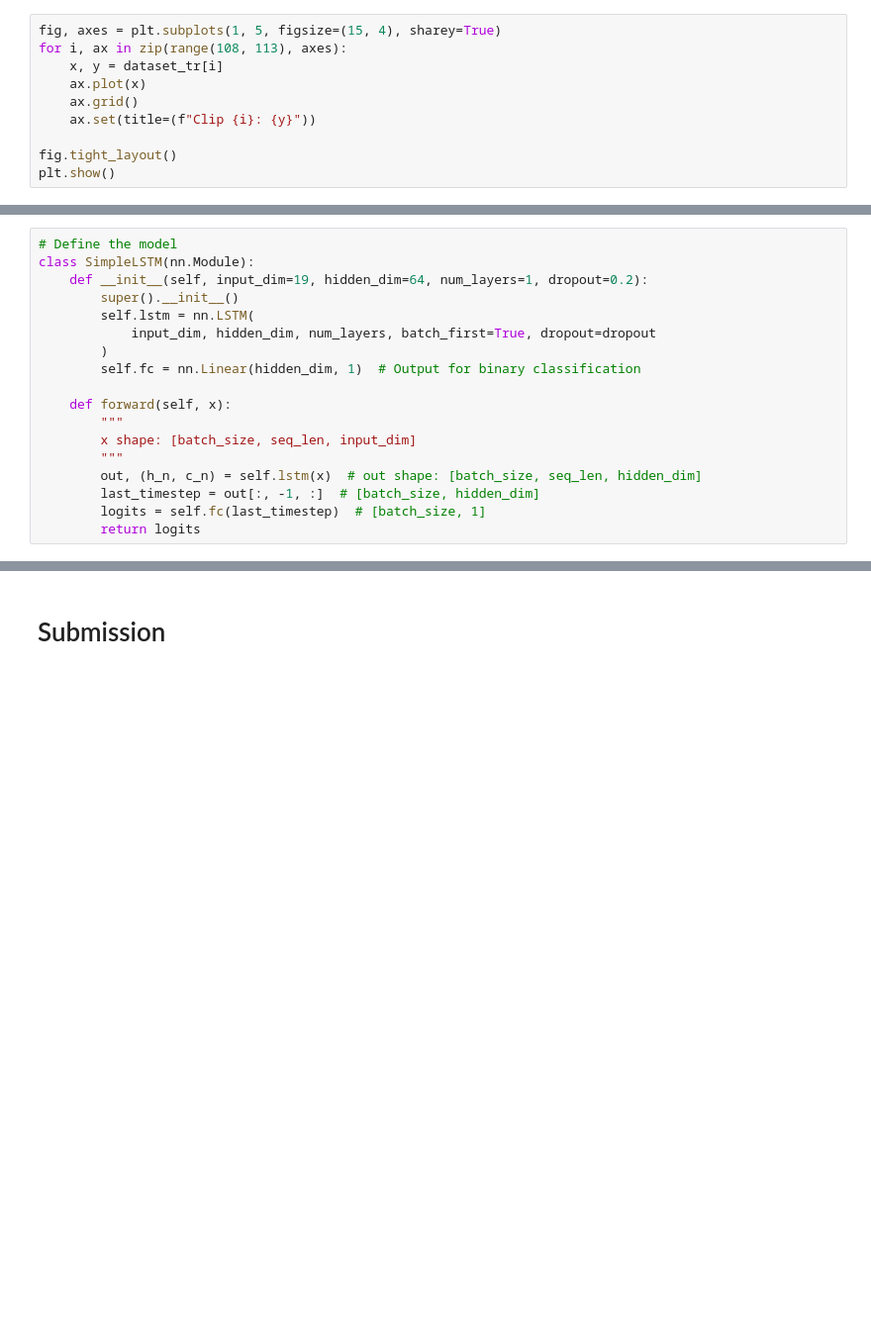
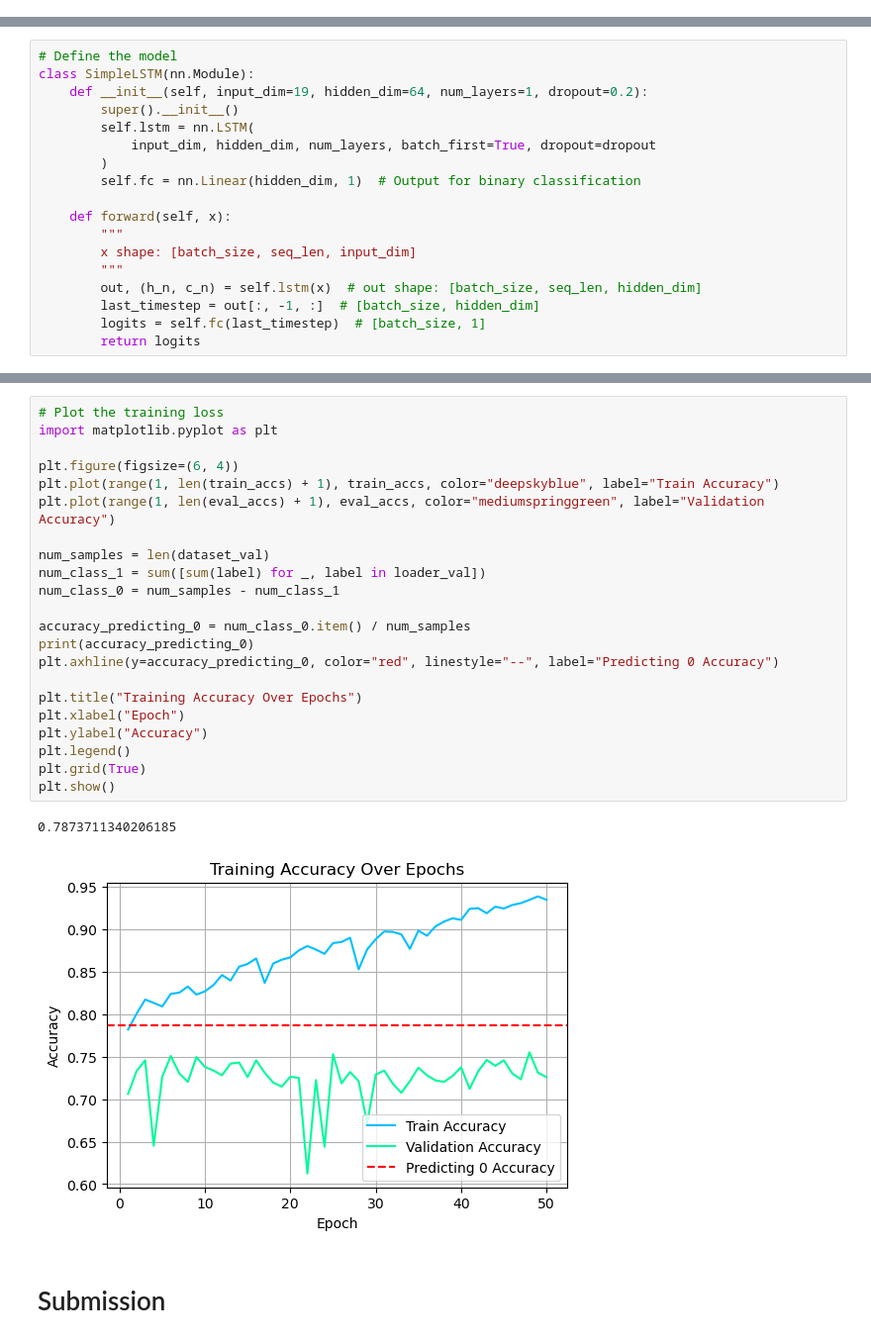
Before and after one commit to JohnTomasTaylor/NetworkMLGroup14, a Jupyter notebook: baselines.ipynb, the cells around one changed output, grey strips where cells are left out. Shown at 99% size. Drawn from its saved outputs; the diff is of its cells as text; blank space fills up the shorter version.

```diff
--- a/baselines.ipynb
+++ b/baselines.ipynb
@@ -205,10 +199,0 @@ plt.show()
-# %%
-fig, axes = plt.subplots(1, 5, figsize=(15, 4), sharey=True)
-for i, ax in zip(range(108, 113), axes):
-    x, y = dataset_tr[i]
-    ax.plot(x)
-    ax.grid()
-    ax.set(title=(f"Clip {i}: {y}"))
-
-fig.tight_layout()
-plt.show()
@@ -413,3 +518,28 @@ plt.show()
+# %%
+# Plot the training loss
+import matplotlib.pyplot as plt
+
+plt.figure(figsize=(6, 4))
+plt.plot(range(1, len(train_accs) + 1), train_accs, color="deepskyblue", label="Train Accuracy")
+plt.plot(range(1, len(eval_accs) + 1), eval_accs, color="mediumspringgreen", label="Validation Accuracy")
+
+num_samples = len(dataset_val)
+num_class_1 = sum([sum(label) for _, label in loader_val])
+num_class_0 = num_samples - num_class_1
+
+accuracy_predicting_0 = num_class_0.item() / num_samples
+print(accuracy_predicting_0)
+plt.axhline(y=accuracy_predicting_0, color="red", linestyle="--", label="Predicting 0 Accuracy")
+
+plt.title("Training Accuracy Over Epochs")
+plt.xlabel("Epoch")
+plt.ylabel("Accuracy")
+plt.legend()
+plt.grid(True)
+plt.show()
+# %% [output]
+0.7873711340206185
+[figure, added]
 # %% [markdown]
 # Submission
 # %%
```
Also changed, not shown: parts of 20 cells of this notebook.
